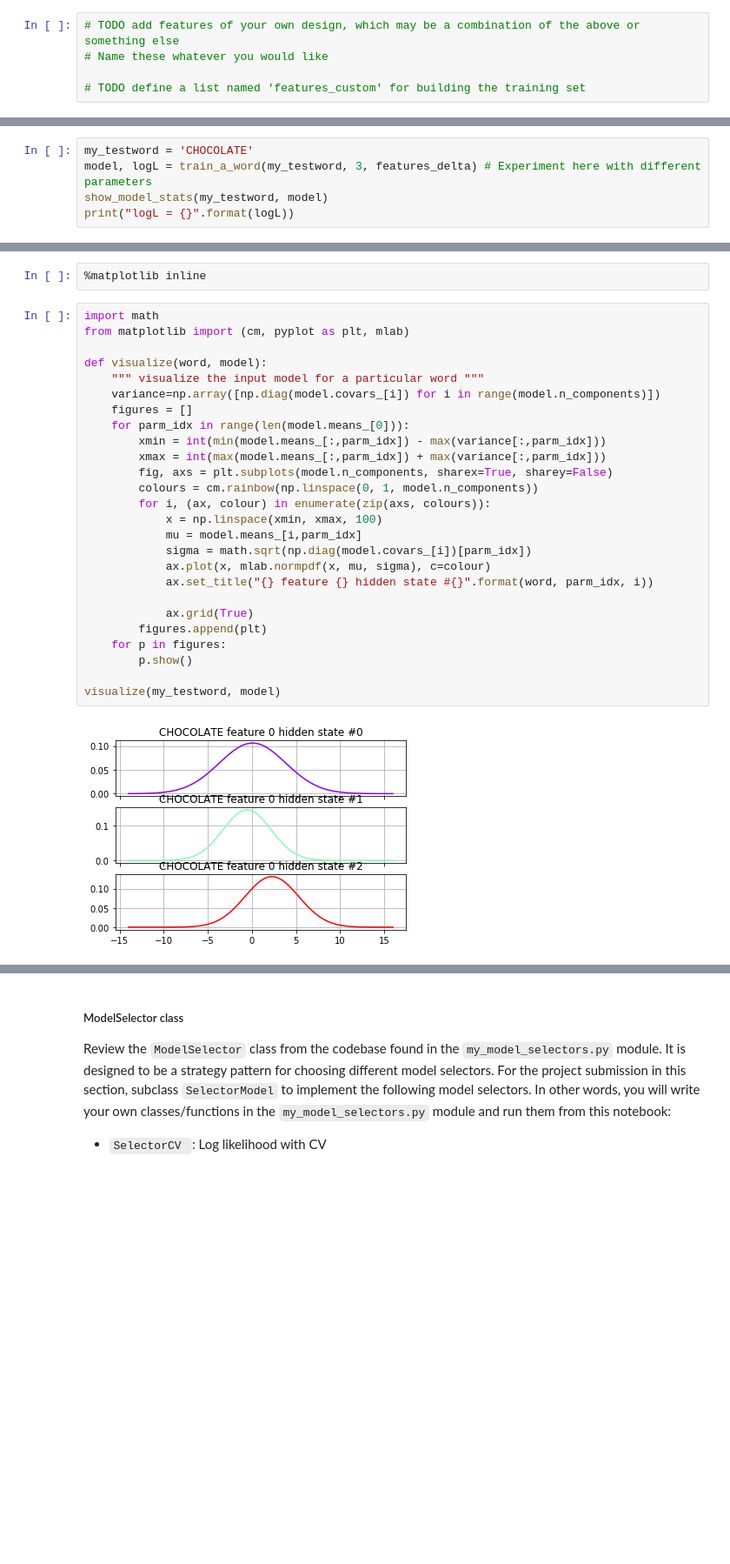
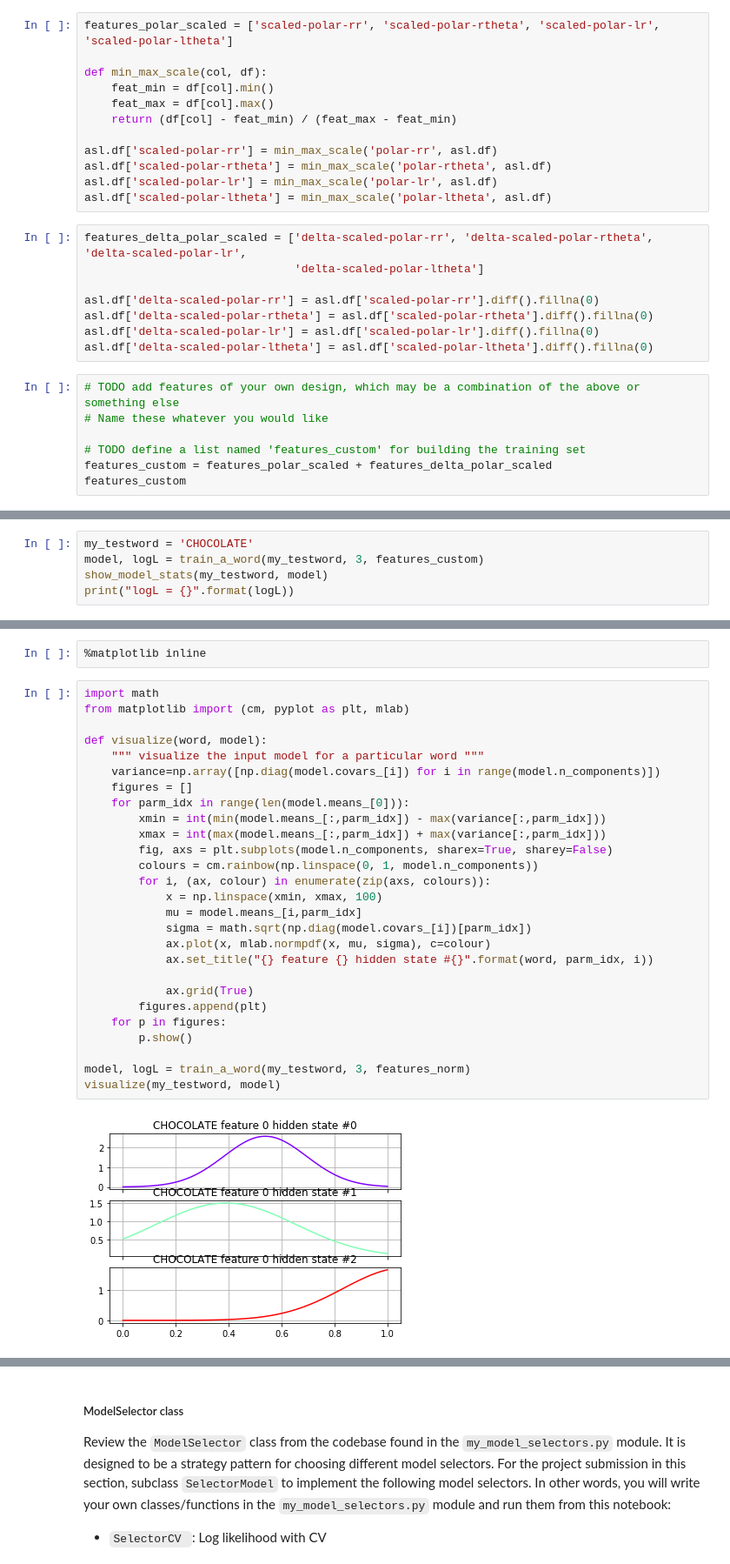
Before and after one commit to cocoza4/AIND-Recognizer, a Jupyter notebook: asl_recognizer.ipynb, the cells around one changed output, grey strips where cells are left out. Shown: that part at 87% size. Drawn from its saved outputs; the diff is of its cells as text; blank space fills up the shorter version.

```diff
--- a/asl_recognizer.ipynb
+++ b/asl_recognizer.ipynb
@@ -249,5 +260,27 @@ asl.df['delta-ry'] = asl.df['right-y'].diff().fillna(0)
+# %%
+features_polar_scaled = ['scaled-polar-rr', 'scaled-polar-rtheta', 'scaled-polar-lr', 'scaled-polar-ltheta']
+
+def min_max_scale(col, df):
+    feat_min = df[col].min()
+    feat_max = df[col].max()
+    return (df[col] - feat_min) / (feat_max - feat_min)
+
+asl.df['scaled-polar-rr'] = min_max_scale('polar-rr', asl.df)
+asl.df['scaled-polar-rtheta'] = min_max_scale('polar-rtheta', asl.df)
+asl.df['scaled-polar-lr'] = min_max_scale('polar-lr', asl.df)
+asl.df['scaled-polar-ltheta'] = min_max_scale('polar-ltheta', asl.df)
+# %%
+features_delta_polar_scaled = ['delta-scaled-polar-rr', 'delta-scaled-polar-rtheta', 'delta-scaled-polar-lr',
+                               'delta-scaled-polar-ltheta']
+
+asl.df['delta-scaled-polar-rr'] = asl.df['scaled-polar-rr'].diff().fillna(0)
+asl.df['delta-scaled-polar-rtheta'] = asl.df['scaled-polar-rtheta'].diff().fillna(0)
+asl.df['delta-scaled-polar-lr'] = asl.df['scaled-polar-lr'].diff().fillna(0)
+asl.df['delta-scaled-polar-ltheta'] = asl.df['scaled-polar-ltheta'].diff().fillna(0)
 # %%
 # TODO add features of your own design, which may be a combination of the above or something else
 # Name these whatever you would like
 
 # TODO define a list named 'features_custom' for building the training set
+features_custom = features_polar_scaled + features_delta_polar_scaled
+features_custom
@@ -356,6 +402,6 @@ Experiment by changing the feature set, word, and/or num_hidden_states values in
 # %%
 my_testword = 'CHOCOLATE'
-model, logL = train_a_word(my_testword, 3, features_delta) # Experiment here with different parameters
+model, logL = train_a_word(my_testword, 3, features_custom)
 show_model_stats(my_testword, model)
 print("logL = {}".format(logL))
 # %% [output]
@@ -381,28 +433,29 @@ We can plot the means and variances for each state and feature.  Try varying the
 # %%
 import math
 from matplotlib import (cm, pyplot as plt, mlab)
 
 def visualize(word, model):
     """ visualize the input model for a particular word """
     variance=np.array([np.diag(model.covars_[i]) for i in range(model.n_components)])
     figures = []
     for parm_idx in range(len(model.means_[0])):
         xmin = int(min(model.means_[:,parm_idx]) - max(variance[:,parm_idx]))
         xmax = int(max(model.means_[:,parm_idx]) + max(variance[:,parm_idx]))
         fig, axs = plt.subplots(model.n_components, sharex=True, sharey=False)
         colours = cm.rainbow(np.linspace(0, 1, model.n_components))
         for i, (ax, colour) in enumerate(zip(axs, colours)):
             x = np.linspace(xmin, xmax, 100)
             mu = model.means_[i,parm_idx]
             sigma = math.sqrt(np.diag(model.covars_[i])[parm_idx])
             ax.plot(x, mlab.normpdf(x, mu, sigma), c=colour)
             ax.set_title("{} feature {} hidden state #{}".format(word, parm_idx, i))
 
             ax.grid(True)
         figures.append(plt)
     for p in figures:
         p.show()
 
+model, logL = train_a_word(my_testword, 3, features_norm)
 visualize(my_testword, model)
 # %% [output]
-[figure, old version]
+[figure, new version]
```
Also changed, not shown: parts of 53 cells of this notebook, 2 other files.
